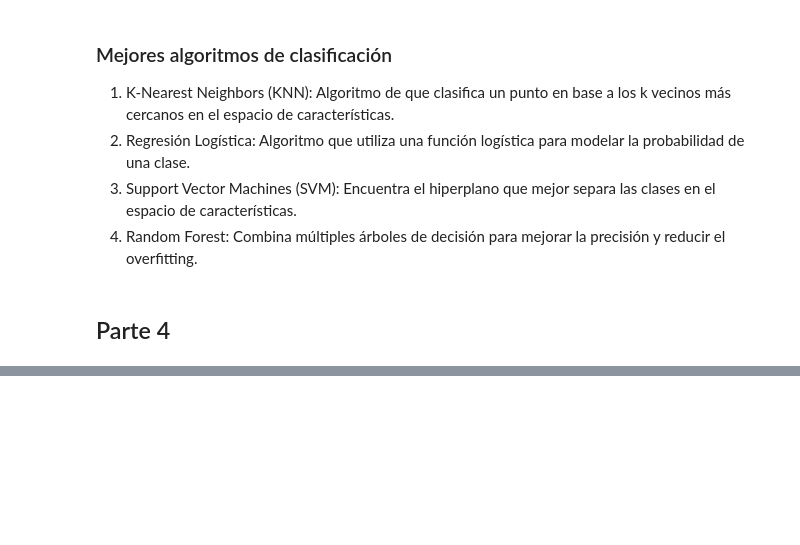
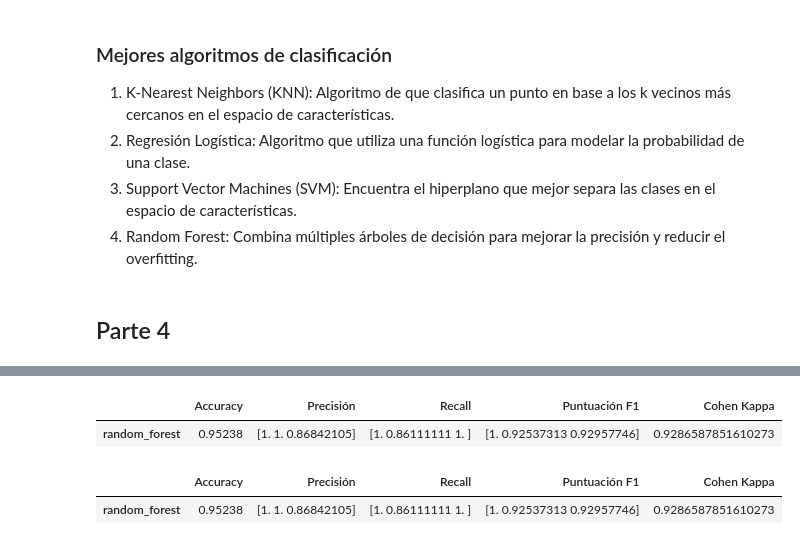
Before and after one commit to riikaardooo/Ciencia-de-Datos, a Jupyter notebook: Tarea.ipynb, the cells around one changed output, grey strips where cells are left out. Cells and saved outputs as stored; diff of their text form; code cells hidden in the pictures; blank space fills up the shorter version.

Commit message:
modelo de aprendizaje

```diff
--- a/Tarea.ipynb
+++ b/Tarea.ipynb
@@ -236,0 +301,7 @@ idea sobre los modelos mas adecuados de clasificación para un conjunto de datos
+# %%
+#@title Variables del modelo y sus entrenamientos
+X = df.drop('species', axis=1)
+y = df['species']
+
+# Dividir los datos en entrenamiento y prueba
+X_train, X_test, y_train, y_test = train_test_split(X, y, test_size=0.7, random_state=2024)
@@ -236,0 +345,27 @@ idea sobre los modelos mas adecuados de clasificación para un conjunto de datos
+# %%
+#@title Ajustes de Hiperparámetros
+from sklearn.model_selection import GridSearchCV
+
+# Generar las particiones
+particiones = KFold(n_splits=10, shuffle=True, random_state=0)
+
+# Definir los hiperparámetros y sus posibles valores
+param_grid = {
+    'n_estimators': [10,25,50],
+    'max_depth' : [5,10,15],
+    'criterion' : ['gini', 'entropy', 'log_loss'],
+    'min_samples_split': [6,8,12],
+    'min_samples_leaf': [4,8,12],
+}
+
+# Instanciar el modelo sin hiperparámetros
+rf_clf = RandomForestClassifier(class_weight='balanced')
+
+# Aplicar GridSearchCV  usando el diccionario de hiperparámetros
+mejor_modelo_rfc = GridSearchCV(estimator=rf_clf, param_grid=param_grid, cv=particiones, scoring='accuracy')
+
+# Entrenar el modelo con datos train
+mejor_modelo_rfc.fit(X_train, y_train)
+
+# Obtener los mejores parámetros
+mejor_modelo_rfc.best_params_
@@ -236,0 +384,7 @@ idea sobre los modelos mas adecuados de clasificación para un conjunto de datos
+# %%
+#@title Obtener el mejor modelo
+modelo_final = mejor_modelo_rfc.best_estimator_
+# Obtener predicciones con el set de test
+y_pred = modelo_final.predict(X_test)
+# Imprimir reporte de clasificación
+print(classification_report(y_test, y_pred))
@@ -236,0 +401,13 @@ idea sobre los modelos mas adecuados de clasificación para un conjunto de datos
+# %%
+#@title Métricas del modelo
+metrica = fn_metricas_info('random_forest', y_test, y_pred)
+metrica
+# %% [output]
+|  | Accuracy | Precisión | Recall | Puntuación F1 | Cohen Kappa |
+| random_forest | 0.95238 | [1. 1. 0.86842105] | [1. 0.86111111 1. ] | [1. 0.92537313 0.92957746] | 0.9286587851610273 |
+# %%
+df_resultados = metrica
+df_resultados
+# %% [output]
+|  | Accuracy | Precisión | Recall | Puntuación F1 | Cohen Kappa |
+| random_forest | 0.95238 | [1. 1. 0.86842105] | [1. 0.86111111 1. ] | [1. 0.92537313 0.92957746] | 0.9286587851610273 |
```
Also changed, not shown: parts of 17 cells of this notebook, 1 other file.
